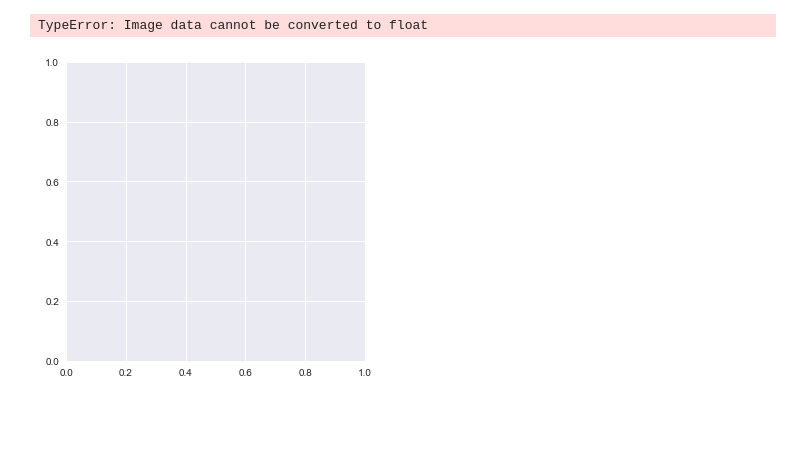
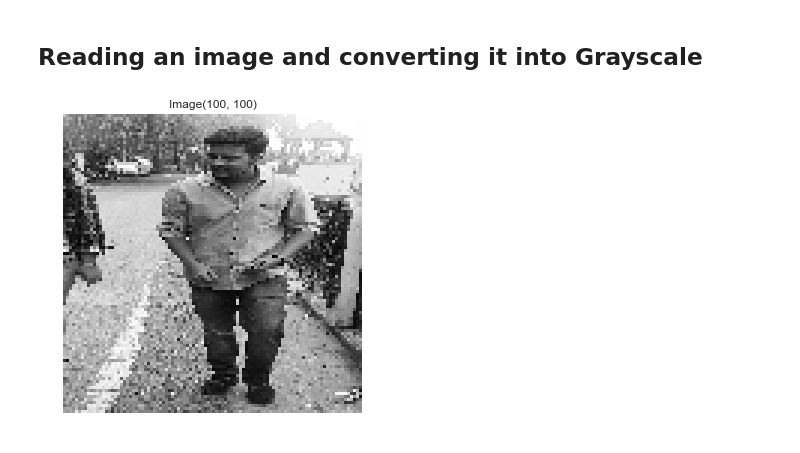
Before and after one commit to deepanshu2301/MachineLearning, a Jupyter notebook: Deep Learning/Convolutional Neural Networks.ipynb, the cells around one changed output. Saved outputs shown, nothing was run; the diff lists cells and outputs as text; code cells hidden in the pictures; blank space fills up the shorter version.

```diff
--- a/Deep Learning/Convolutional Neural Networks.ipynb
+++ b/Deep Learning/Convolutional Neural Networks.ipynb
@@ -5,17 +5,18 @@ import matplotlib.pyplot as plt
 import cv2
 # %%
 def drawimg(img,title="Image"):
-    plt.imshow(img)
+    plt.imshow(img,cmap="gray")
     plt.axis("off")
     plt.style.use("seaborn")
     plt.title(title+str(img.shape))
+# %% [markdown]
+## Reading an image and converting it into Grayscale
 # %%
-img_ = cv2.imread("/Python Folder/Da")
-#img_ = cv2.cvtColor(img_,cv2.COLOR_BGR2RGB)
-#img_ = cv2.resize(img_,(100,100))
-#img_gray = cv2.cvtColor(img_,cv2.COLOR_BGR2GRAY)
+img_ = cv2.imread("/Python Folder/Datasets/boy.jpg")
+img_ = cv2.cvtColor(img_,cv2.COLOR_BGR2RGB)
+img_ = cv2.resize(img_,(100,100))
+img_gray = cv2.cvtColor(img_,cv2.COLOR_BGR2GRAY)
 drawimg(img_)
-#drawimg(img_gray)
+drawimg(img_gray)
 # %% [output]
-TypeError: Image data cannot be converted to float
-[figure, old version]
+[figure, new version]
```
Also changed, not shown: parts of 4 cells of this notebook.
